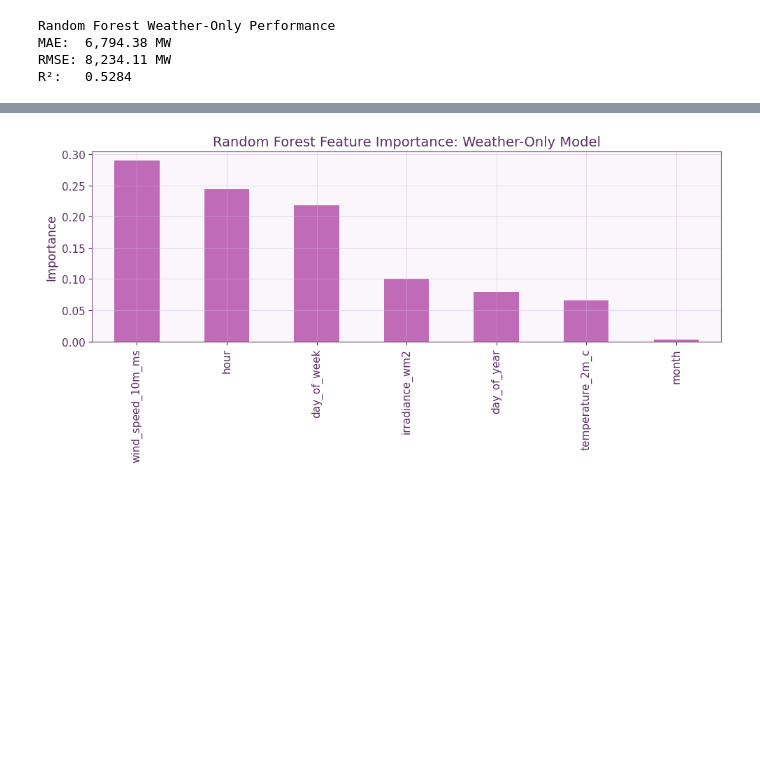
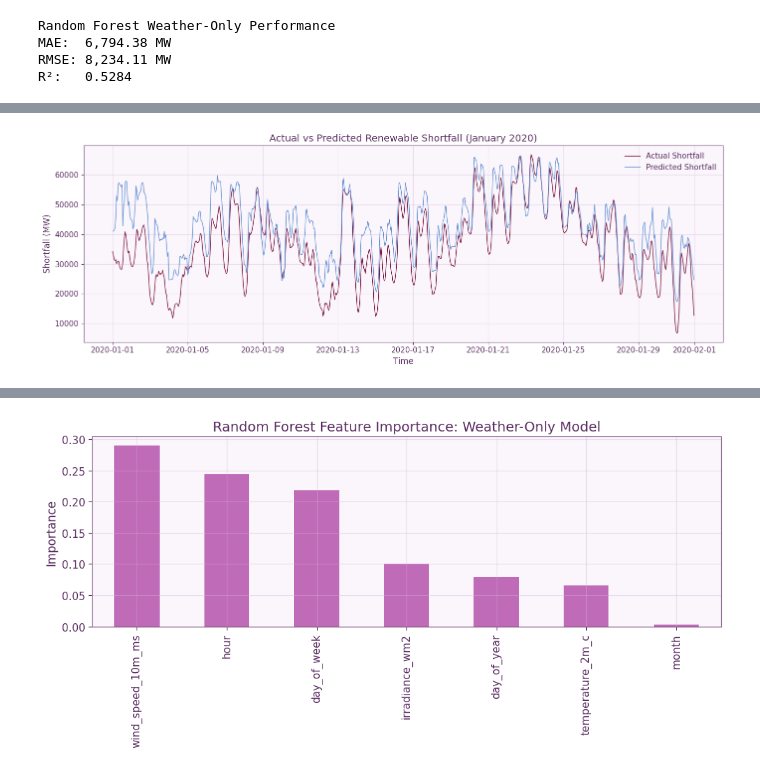
Before and after one commit to Varie737/Renewable-Energy-Data-Analysis, a Jupyter notebook: Renewable Energy Data Analysis project.ipynb, the cells around one changed output, grey strips where cells are left out. Drawn from its saved outputs; the diff is of its cells as text; code cells hidden in the pictures; blank space fills up the shorter version.

```diff
--- a/Renewable Energy Data Analysis project.ipynb
+++ b/Renewable Energy Data Analysis project.ipynb
@@ -783,0 +800,20 @@ R²:   0.5284
+# %%
+results_rf_weather = test[["utc_timestamp", "shortfall_mw"]].copy()
+results_rf_weather["predicted_shortfall_mw"] = y_pred_rf_weather
+
+plot_rf_weather = results_rf_weather[
+    (results_rf_weather["utc_timestamp"] >= "2020-01-01") &
+    (results_rf_weather["utc_timestamp"] < "2020-02-01")
+]
+
+plt.figure(figsize=(14,5))
+plt.plot(plot_rf_weather["utc_timestamp"], plot_rf_weather["shortfall_mw"], label="Actual Shortfall", color="#7a133e", linewidth=1)
+plt.plot(plot_rf_weather["utc_timestamp"], plot_rf_weather["predicted_shortfall_mw"], label="Predicted Shortfall", color="#6491D4", linewidth=1)
+plt.title("Actual vs Predicted Renewable Shortfall (January 2020)")
+plt.xlabel("Time")
+plt.ylabel("Shortfall (MW)")
+plt.legend()
+plt.tight_layout()
+plt.show()
+# %% [output]
+[figure, added]
```
Also changed, not shown: parts of 27 cells of this notebook.
